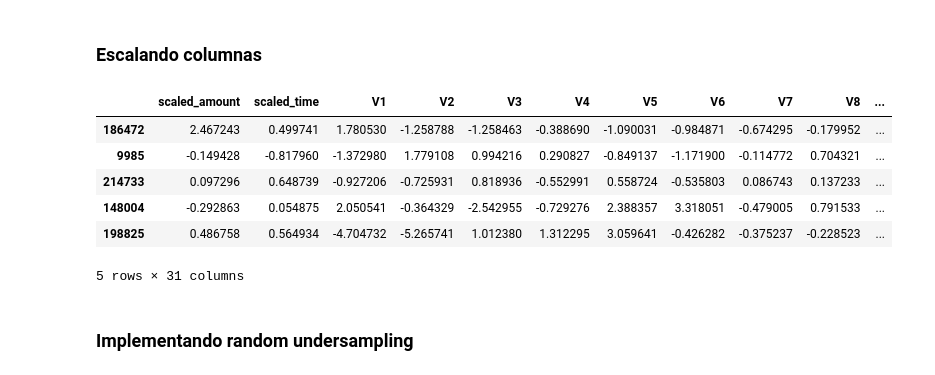
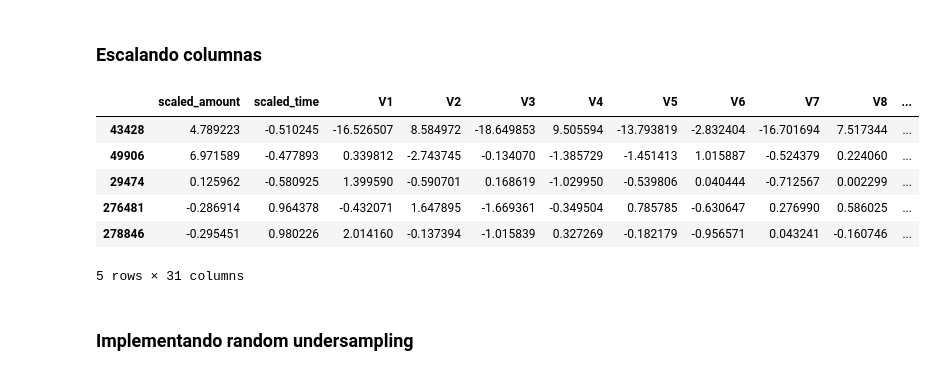
Before and after one commit to gamanc/AnomalyDetection, a Jupyter notebook: AnomalyDetection.ipynb, the cells around one changed output. Cells and saved outputs as stored; diff of their text form; code cells hidden in the pictures.

```diff
--- a/AnomalyDetection.ipynb
+++ b/AnomalyDetection.ipynb
@@ -87,23 +87,36 @@ test_data = pd.concat([X_test, y_test], axis=1)
 # %%
 from sklearn.preprocessing import RobustScaler
 
 robust_scaler = RobustScaler()
+
+## training set
 
 scaled_train_amount = robust_scaler.fit_transform(train_data['Amount'].values.reshape(-1,1))
 scaled_train_time = robust_scaler.fit_transform(train_data['Time'].values.reshape(-1,1))
 
 train_data.drop(['Amount', 'Time'], axis=1, inplace=True)
 train_data.insert(0, 'scaled_amount', scaled_train_amount)
 train_data.insert(1, 'scaled_time', scaled_train_time)
 
 train_data.head()
+
+#test set
+
+scaled_test_amount = robust_scaler.fit_transform(test_data['Amount'].values.reshape(-1,1))
+scaled_test_time = robust_scaler.fit_transform(test_data['Time'].values.reshape(-1,1))
+
+test_data.drop(['Amount', 'Time'], axis=1, inplace=True)
+test_data.insert(0, 'scaled_amount', scaled_test_amount)
+test_data.insert(1, 'scaled_time', scaled_test_time)
+
+test_data.head()
 # %% [output]
 |  | scaled_amount | scaled_time | V1 | V2 | V3 | V4 | V5 | V6 | V7 | V8 | ... |
-| 186472 | 2.467243 | 0.499741 | 1.780530 | -1.258788 | -1.258463 | -0.388690 | -1.090031 | -0.984871 | -0.674295 | -0.179952 | ... |
-| 9985 | -0.149428 | -0.817960 | -1.372980 | 1.779108 | 0.994216 | 0.290827 | -0.849137 | -1.171900 | -0.114772 | 0.704321 | ... |
-| 214733 | 0.097296 | 0.648739 | -0.927206 | -0.725931 | 0.818936 | -0.552991 | 0.558724 | -0.535803 | 0.086743 | 0.137233 | ... |
-| 148004 | -0.292863 | 0.054875 | 2.050541 | -0.364329 | -2.542955 | -0.729276 | 2.388357 | 3.318051 | -0.479005 | 0.791533 | ... |
-| 198825 | 0.486758 | 0.564934 | -4.704732 | -5.265741 | 1.012380 | 1.312295 | 3.059641 | -0.426282 | -0.375237 | -0.228523 | ... |
+| 43428 | 4.789223 | -0.510245 | -16.526507 | 8.584972 | -18.649853 | 9.505594 | -13.793819 | -2.832404 | -16.701694 | 7.517344 | ... |
+| 49906 | 6.971589 | -0.477893 | 0.339812 | -2.743745 | -0.134070 | -1.385729 | -1.451413 | 1.015887 | -0.524379 | 0.224060 | ... |
+| 29474 | 0.125962 | -0.580925 | 1.399590 | -0.590701 | 0.168619 | -1.029950 | -0.539806 | 0.040444 | -0.712567 | 0.002299 | ... |
+| 276481 | -0.286914 | 0.964378 | -0.432071 | 1.647895 | -1.669361 | -0.349504 | 0.785785 | -0.630647 | 0.276990 | 0.586025 | ... |
+| 278846 | -0.295451 | 0.980226 | 2.014160 | -0.137394 | -1.015839 | 0.327269 | -0.182179 | -0.956571 | 0.043241 | -0.160746 | ... |
 5 rows × 31 columns
 # %% [markdown]
 ### Implementando random undersampling
```
Also changed, not shown: parts of 9 cells of this notebook.
